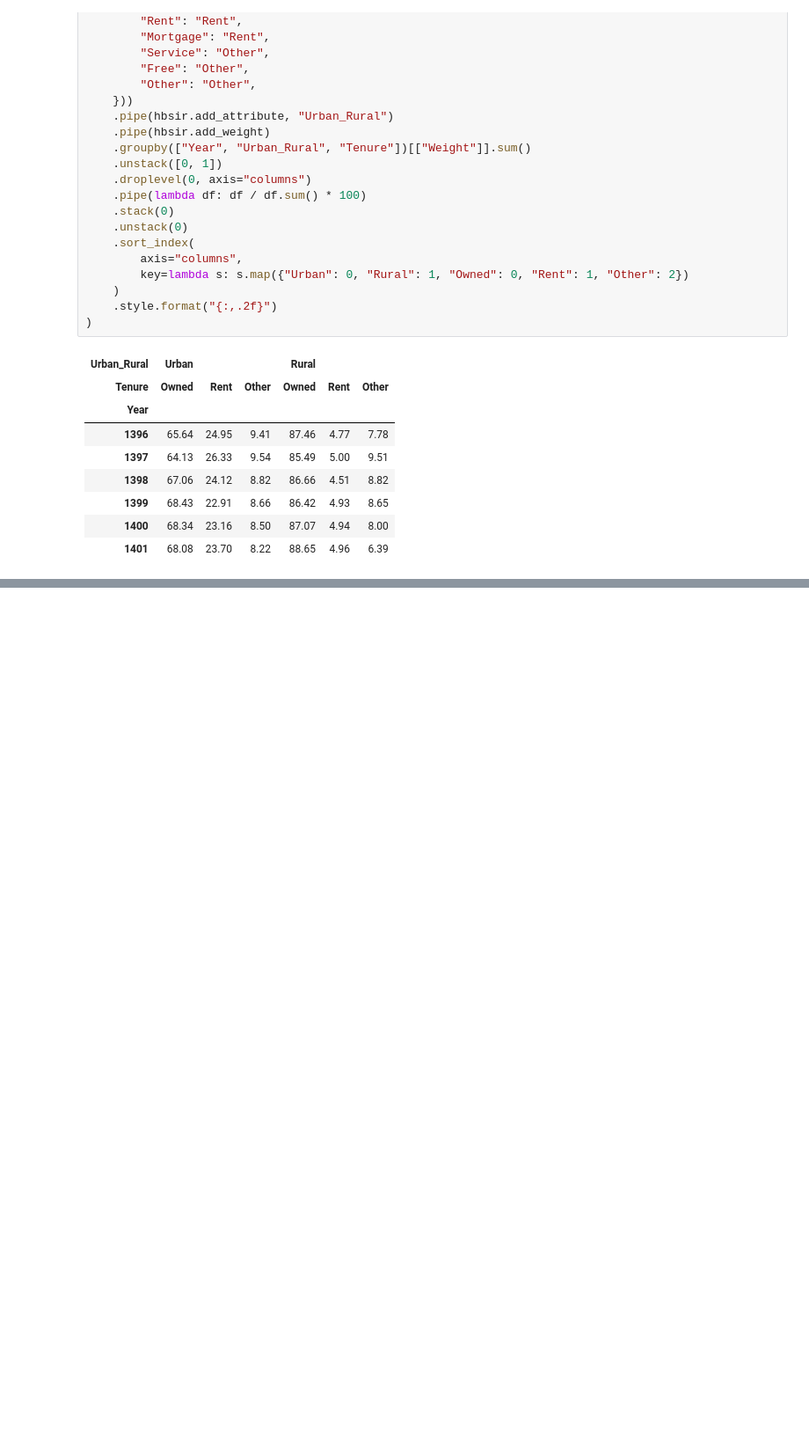
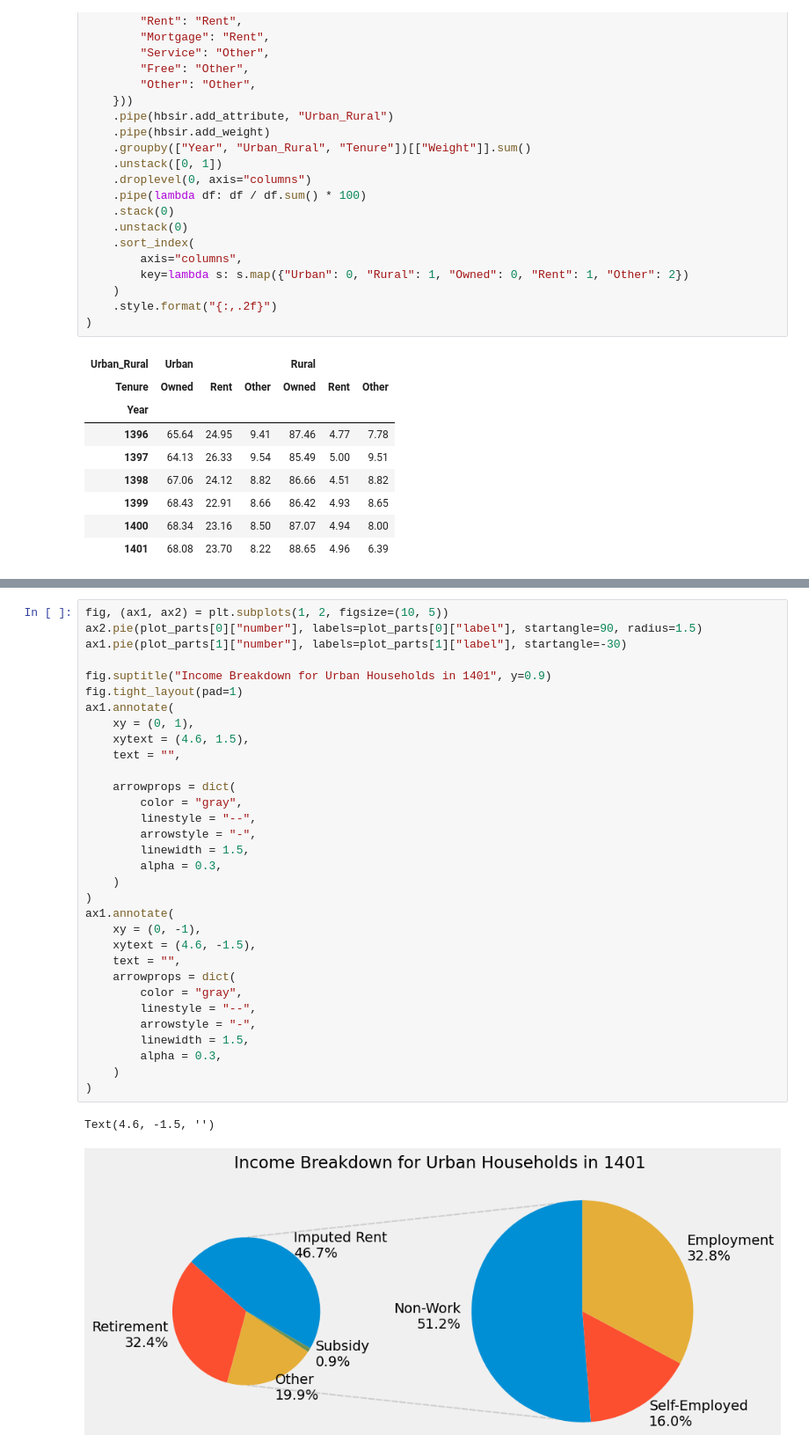
Before and after one commit to Iran-Open-Data/HBSIR_OLD, a Jupyter notebook: examples/ISC/summary_results/1401/summary-results.ipynb, the cells around one changed output, grey strips where cells are left out. Shown at 88% size. Drawn from its saved outputs; the diff is of its cells as text; blank space fills up the shorter version.

```diff
--- a/examples/ISC/summary_results/1401/summary-results.ipynb
+++ b/examples/ISC/summary_results/1401/summary-results.ipynb
@@ -347,0 +386,35 @@ income_summery_table
+# %%
+fig, (ax1, ax2) = plt.subplots(1, 2, figsize=(10, 5))
+ax2.pie(plot_parts[0]["number"], labels=plot_parts[0]["label"], startangle=90, radius=1.5)
+ax1.pie(plot_parts[1]["number"], labels=plot_parts[1]["label"], startangle=-30)
+
+fig.suptitle("Income Breakdown for Urban Households in 1401", y=0.9)
+fig.tight_layout(pad=1)
+ax1.annotate(
+    xy = (0, 1),
+    xytext = (4.6, 1.5),
+    text = "",
+
+    arrowprops = dict(
+        color = "gray",
+        linestyle = "--",
+        arrowstyle = "-",
+        linewidth = 1.5,
+        alpha = 0.3,
+    )
+)
+ax1.annotate(
+    xy = (0, -1),
+    xytext = (4.6, -1.5),
+    text = "",
+    arrowprops = dict(
+        color = "gray",
+        linestyle = "--",
+        arrowstyle = "-",
+        linewidth = 1.5,
+        alpha = 0.3,
+    )
+)
+# %% [output]
+Text(4.6, -1.5, '')
+[figure, added]
```
Also changed, not shown: parts of 17 cells of this notebook.
